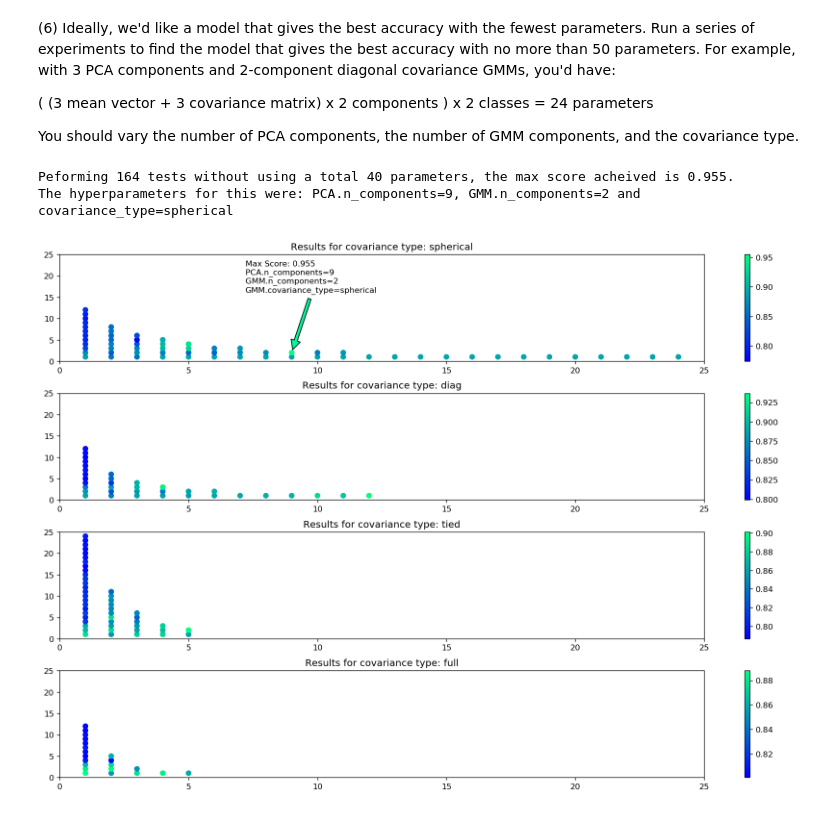
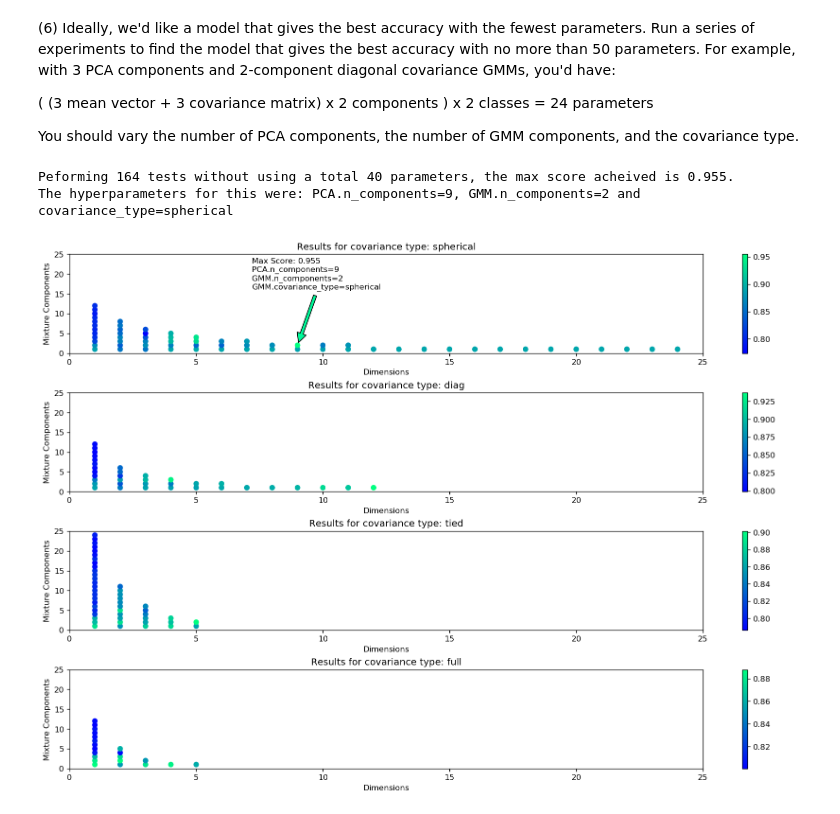
Before and after one commit to kevinhanna/W207_Projects, a Jupyter notebook: Kevin_Hanna_p3.ipynb, the cells around one changed output. Cells and saved outputs as stored; diff of their text form; code cells hidden in the pictures.

```diff
--- a/Kevin_Hanna_p3.ipynb
+++ b/Kevin_Hanna_p3.ipynb
@@ -365,41 +417,48 @@ def P6():
 
 params, scores, covariance_types, parameter_counts = P6()
 # %%
+def P6_2():
     mixture_types = ['spherical', 'diag', 'tied', 'full']
     max_score_index = np.argmax(scores)
     max_score = scores[max_score_index]
     iter_num = len(scores)
+    max_score_parameter_count = parameter_counts[max_score_index]
+
     max_index = params[max_score_index]
     max_mix_type = covariance_types[max_score_index]
-    max_score_parameter_count = parameter_counts[max_score_index]
 
     print("Peforming {} tests without using a total {} parameters, the max score acheived is {:0.3f}."
           .format(iter_num, max_score_parameter_count, max_score))
     print("The hyperparameters for this were: PCA.n_components={}, GMM.n_components={} and covariance_type={}"
           .format(max_index[0], max_index[1], max_mix_type))
 
 
     fig = plt.figure(figsize=(18,12), dpi=120)
     for i in range(4):
         ax = fig.add_subplot(4,1,i+1)
         sub_params = params[covariance_types == mixture_types[i]]
         sub_scores = scores[covariance_types == mixture_types[i]]
         im = ax.scatter(sub_params[:,0], sub_params[:,1], c=sub_scores, cmap='winter')
         ax.set_title("Results for covariance type: {}".format(mixture_types[i]))
         ax.set_xlim(0,25)
         ax.set_ylim(0,25)
+        ax.set_xlabel('Dimensions')
+        ax.set_ylabel('Mixture Components')
+
 
         if max_score in sub_scores:
             ax.annotate('Max Score: {:0.3f} \nPCA.n_components={} \nGMM.n_components={} \nGMM.covariance_type={}'
                         .format(max_score, max_index[0], max_index[1], max_mix_type),
                         xy=max_index, xytext=(0.8,8)*max_index,
                 arrowprops=dict(facecolor='mediumspringgreen', shrink=0.05),
             )
         fig.colorbar(im)
 
-    fig.subplots_adjust(wspace=0, hspace=0.3)
-    fig.show()
+    fig.subplots_adjust(wspace=0, hspace=0.4)
+
+
+P6_2()
 # %% [output]
 Peforming 164 tests without using a total 40 parameters, the max score acheived is 0.955.
 The hyperparameters for this were: PCA.n_components=9, GMM.n_components=2 and covariance_type=spherical
-[figure, old version]
+[figure, new version]
```
Also changed, not shown: parts of 4 cells of this notebook, 2 other files.
